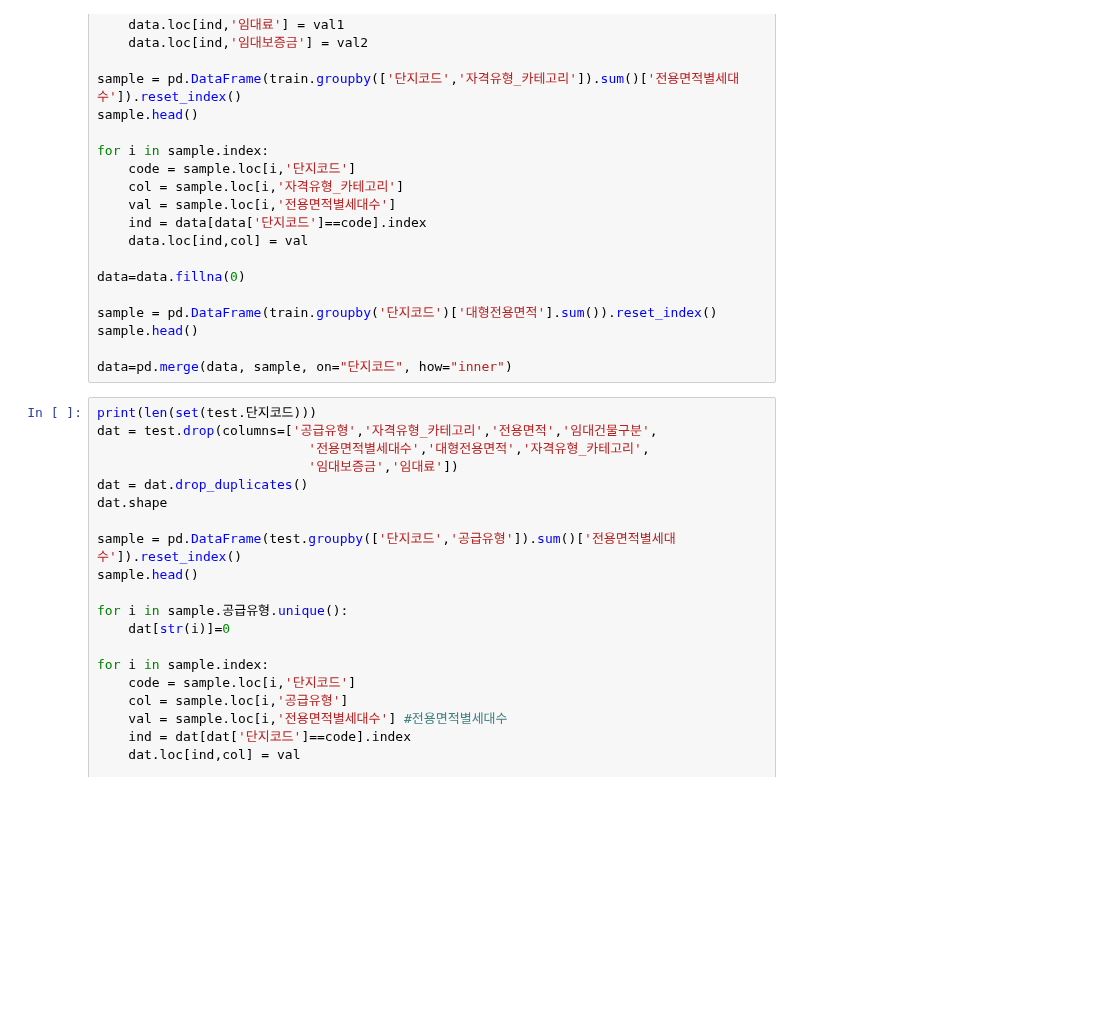
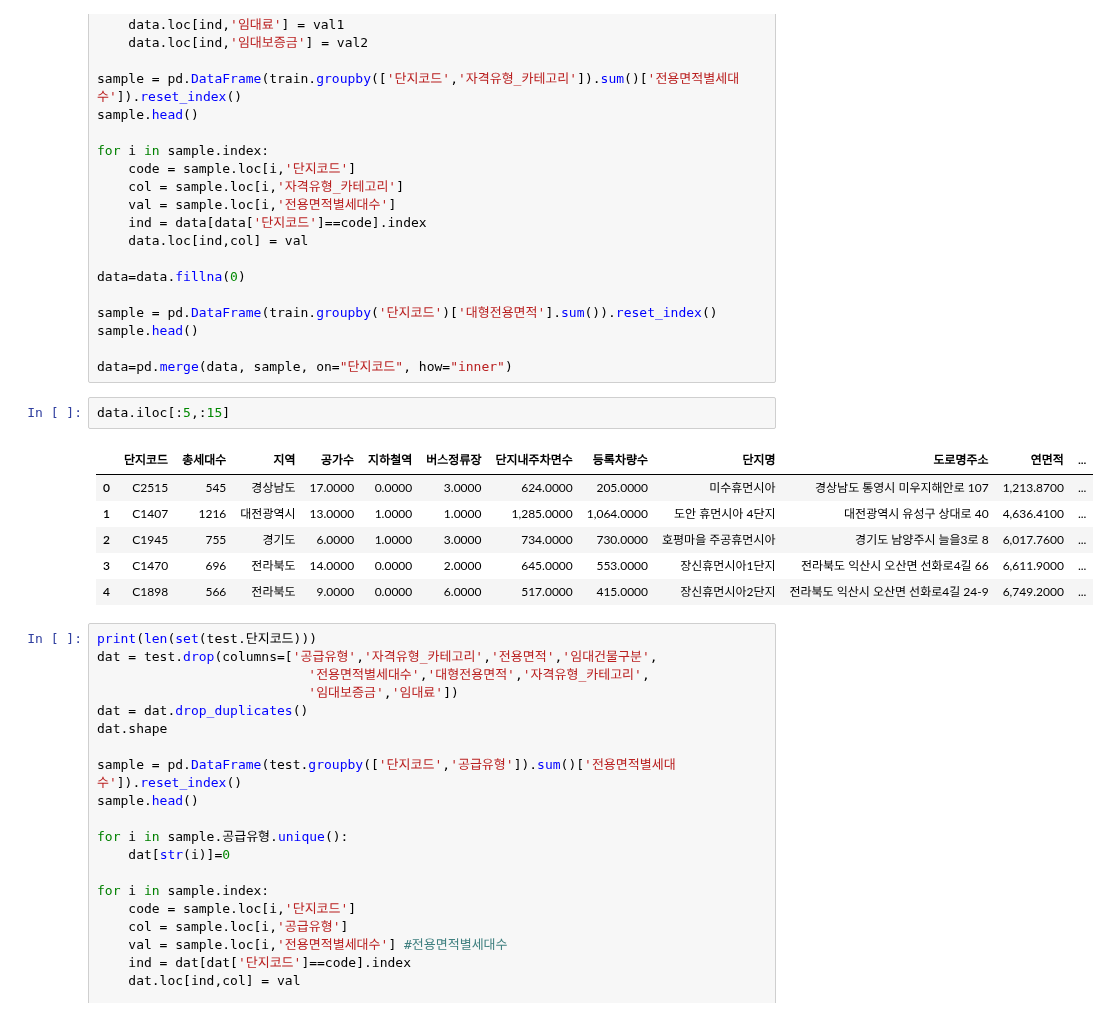
Before and after one commit to whdbfla6/Daesamanlap, a Jupyter notebook: EDA_CYR/0720-1 - 복사본.ipynb, the cells around one changed output. Cells and saved outputs as stored; diff of their text form; blank space fills up the shorter version.

```diff
--- a/EDA_CYR/0720-1 - 복사본.ipynb
+++ b/EDA_CYR/0720-1 - 복사본.ipynb
@@ -159,6 +167,15 @@ sample = pd.DataFrame(train.groupby('단지코드')['대형전용면적'].sum())
 sample.head()
 
 data=pd.merge(data, sample, on="단지코드", how="inner")
+# %%
+data.iloc[:5,:15]
+# %% [output]
+|  | 단지코드 | 총세대수 | 지역 | 공가수 | 지하철역 | 버스정류장 | 단지내주차면수 | 등록차량수 | 단지명 | 도로명주소 | 연면적 | ... |
+| 0 | C2515 | 545 | 경상남도 | 17.0000 | 0.0000 | 3.0000 | 624.0000 | 205.0000 | 미수휴먼시아 | 경상남도 통영시 미우지해안로 107 | 1,213.8700 | ... |
+| 1 | C1407 | 1216 | 대전광역시 | 13.0000 | 1.0000 | 1.0000 | 1,285.0000 | 1,064.0000 | 도안 휴먼시아 4단지 | 대전광역시 유성구 상대로 40 | 4,636.4100 | ... |
+| 2 | C1945 | 755 | 경기도 | 6.0000 | 1.0000 | 3.0000 | 734.0000 | 730.0000 | 호평마을 주공휴먼시아 | 경기도 남양주시 늘을3로 8 | 6,017.7600 | ... |
+| 3 | C1470 | 696 | 전라북도 | 14.0000 | 0.0000 | 2.0000 | 645.0000 | 553.0000 | 장신휴먼시아1단지 | 전라북도 익산시 오산면 선화로4길 66 | 6,611.9000 | ... |
+| 4 | C1898 | 566 | 전라북도 | 9.0000 | 0.0000 | 6.0000 | 517.0000 | 415.0000 | 장신휴먼시아2단지 | 전라북도 익산시 오산면 선화로4길 24-9 | 6,749.2000 | ... |
 # %%
 print(len(set(test.단지코드)))
 dat = test.drop(columns=['공급유형','자격유형_카테고리','전용면적','임대건물구분',
```
Also changed, not shown: parts of 8 cells of this notebook, 14 other files.
